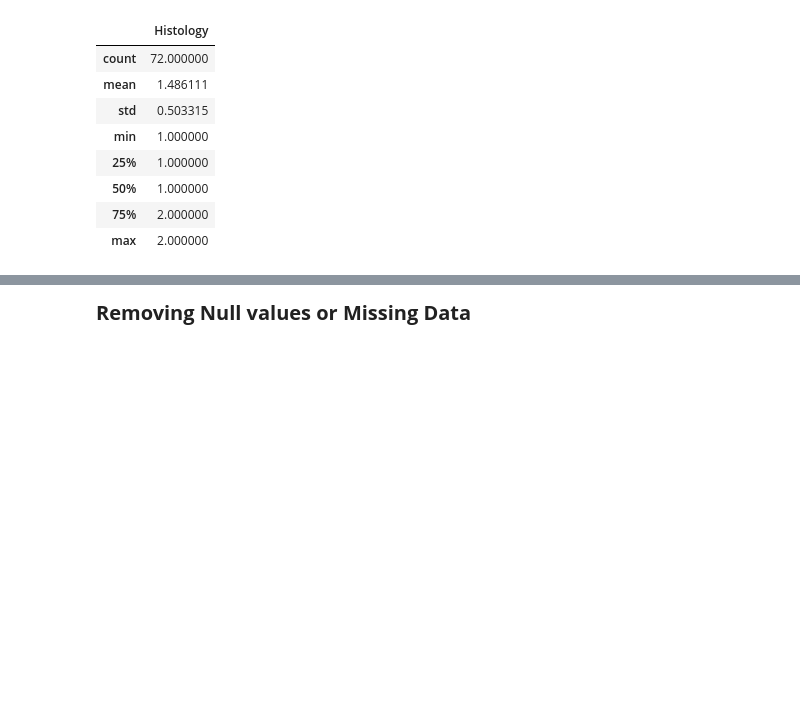
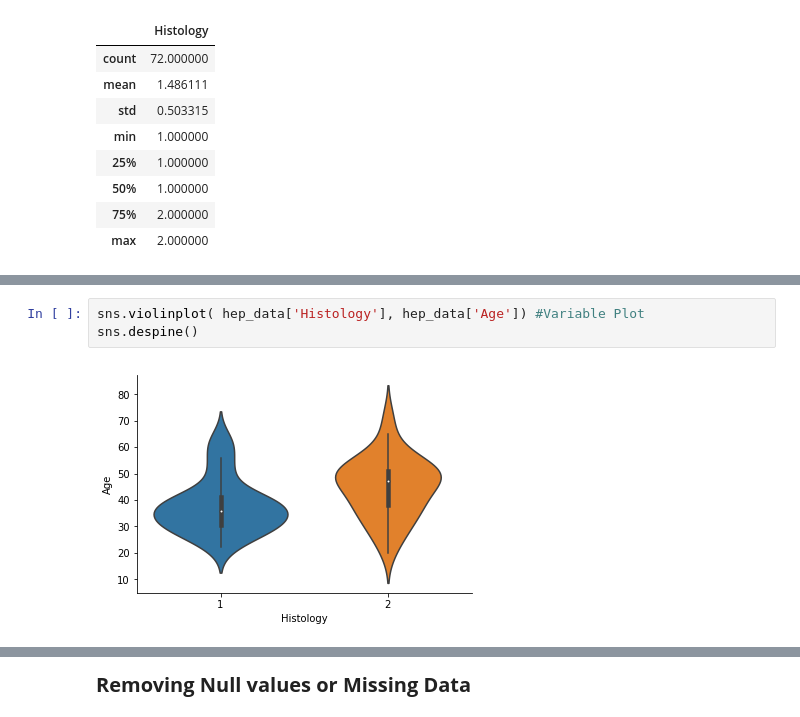
Before and after one commit to sinha-sahil/machine-learning-notebooks, a Jupyter notebook: Decision Tree on Hepatitis-B.ipynb, the cells around one changed output, grey strips where cells are left out. Drawn from its saved outputs; the diff is of its cells as text; blank space fills up the shorter version.

```diff
--- a/Decision Tree on Hepatitis-B.ipynb
+++ b/Decision Tree on Hepatitis-B.ipynb
@@ -125,0 +137,5 @@ hep_data.loc[hep_data['Class']==1].describe()
+# %%
+sns.violinplot( hep_data['Histology'], hep_data['Age']) #Variable Plot
+sns.despine()
+# %% [output]
+[figure, added]
```
Also changed, not shown: parts of 19 cells of this notebook, 1 other file.
